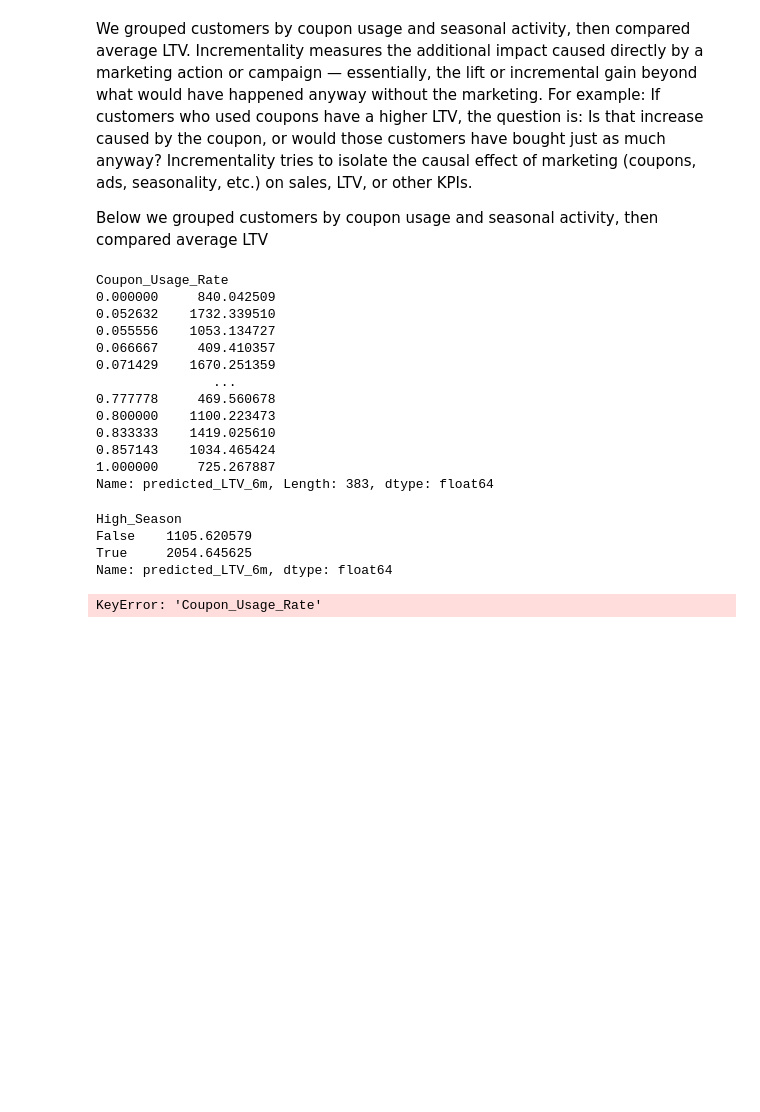
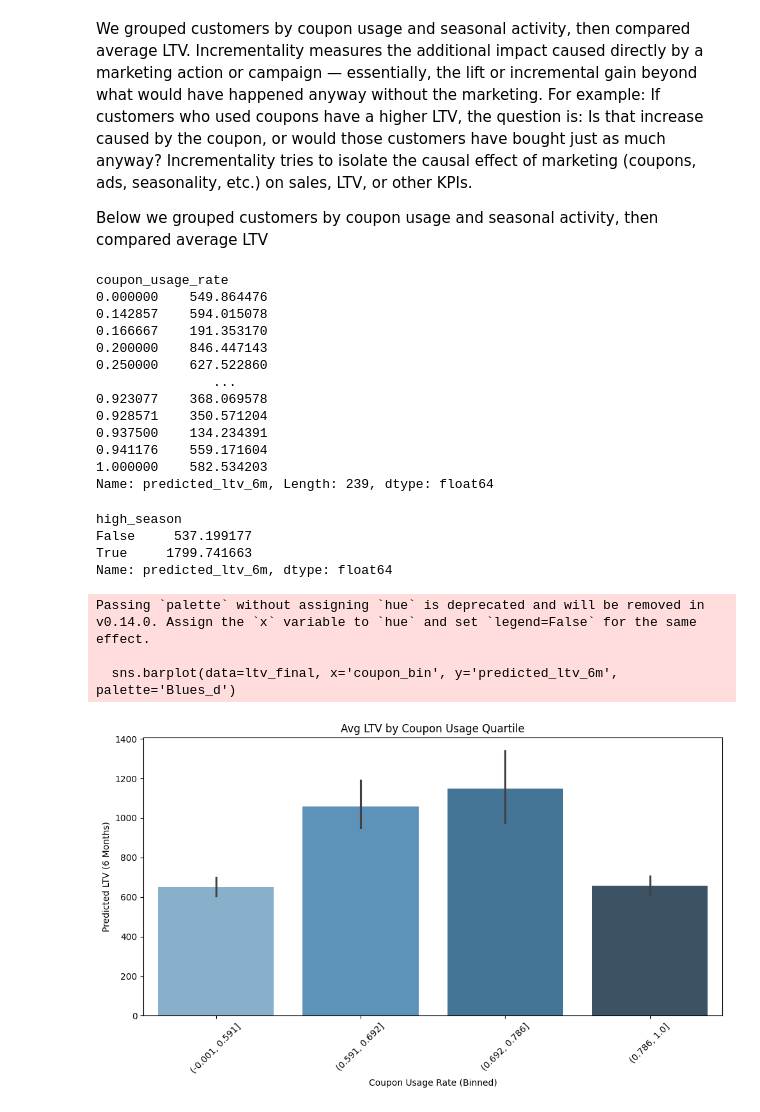
Before and after one commit to CGrainger1/LTV-Capstone-Project, a Jupyter notebook: Step_6_Incrementality_Calculation.ipynb, the cells around one changed output. Cells and saved outputs as stored; diff of their text form; code cells hidden in the pictures; blank space fills up the shorter version.

```diff
--- a/Step_6_Incrementality_Calculation.ipynb
+++ b/Step_6_Incrementality_Calculation.ipynb
@@ -49,50 +56,53 @@ Incrementality tries to isolate the causal effect of marketing (coupons, ads, se
 Below we grouped customers by coupon usage and seasonal activity, then compared average LTV
 # %%
 # LTV by Coupon Exposure
-ltv_final.groupby('Coupon_Usage_Rate')['predicted_LTV_6m'].mean()
+ltv_final.groupby('coupon_usage_rate')['predicted_ltv_6m'].mean()
 # %% [output]
-Coupon_Usage_Rate
-0.000000     840.042509
-0.052632    1732.339510
-0.055556    1053.134727
-0.066667     409.410357
-0.071429    1670.251359
+coupon_usage_rate
+0.000000    549.864476
+0.142857    594.015078
+0.166667    191.353170
+0.200000    846.447143
+0.250000    627.522860
                ...
-0.777778     469.560678
-0.800000    1100.223473
-0.833333    1419.025610
-0.857143    1034.465424
-1.000000     725.267887
-Name: predicted_LTV_6m, Length: 383, dtype: float64
+0.923077    368.069578
+0.928571    350.571204
+0.937500    134.234391
+0.941176    559.171604
+1.000000    582.534203
+Name: predicted_ltv_6m, Length: 239, dtype: float64
 # %%
 # LTV by by Seasonality
-ltv_final.groupby('High_Season')['predicted_LTV_6m'].mean()
+ltv_final.groupby('high_season')['predicted_ltv_6m'].mean()
 # %% [output]
-High_Season
-False    1105.620579
-True     2054.645625
-Name: predicted_LTV_6m, dtype: float64
+high_season
+False     537.199177
+True     1799.741663
+Name: predicted_ltv_6m, dtype: float64
 # %%
 # These bar plots will  show whether coupon usage and holiday season purchases are associated with higher predicted LTV
 
 #Avg LTV by Coupon Usage Quartile
 
 import seaborn as sns
 import matplotlib.pyplot as plt
 import pandas as pd
 # Bin coupon usage into 4 groups (0 to high)
-ltv_final['Coupon_Bin'] = pd.qcut(ltv_final['Coupon_Usage_Rate'], q=4)
+ltv_final['coupon_bin'] = pd.qcut(ltv_final['coupon_usage_rate'], q=4)
 
 plt.figure(figsize=(10, 6))
-sns.barplot(data=ltv_final, x='Coupon_Bin', y='predicted_LTV_6m', palette='Blues_d')
+sns.barplot(data=ltv_final, x='coupon_bin', y='predicted_ltv_6m', palette='Blues_d')
 plt.title('Avg LTV by Coupon Usage Quartile')
 plt.xlabel('Coupon Usage Rate (Binned)')
 plt.ylabel('Predicted LTV (6 Months)')
 plt.xticks(rotation=45)
 plt.tight_layout()
 plt.show()
 # %% [output]
-KeyError: 'Coupon_Usage_Rate'
+Passing `palette` without assigning `hue` is deprecated and will be removed in v0.14.0. Assign the `x` variable to `hue` and set `legend=False` for the same effect.
+
+  sns.barplot(data=ltv_final, x='coupon_bin', y='predicted_ltv_6m', palette='Blues_d')
+[figure, added]
 # %%
 #Average LTV: Seasonal vs. Non-Seasonal Customers
 plt.figure(figsize=(6, 5))
```
Also changed, not shown: parts of 12 cells of this notebook, 10 other files.
